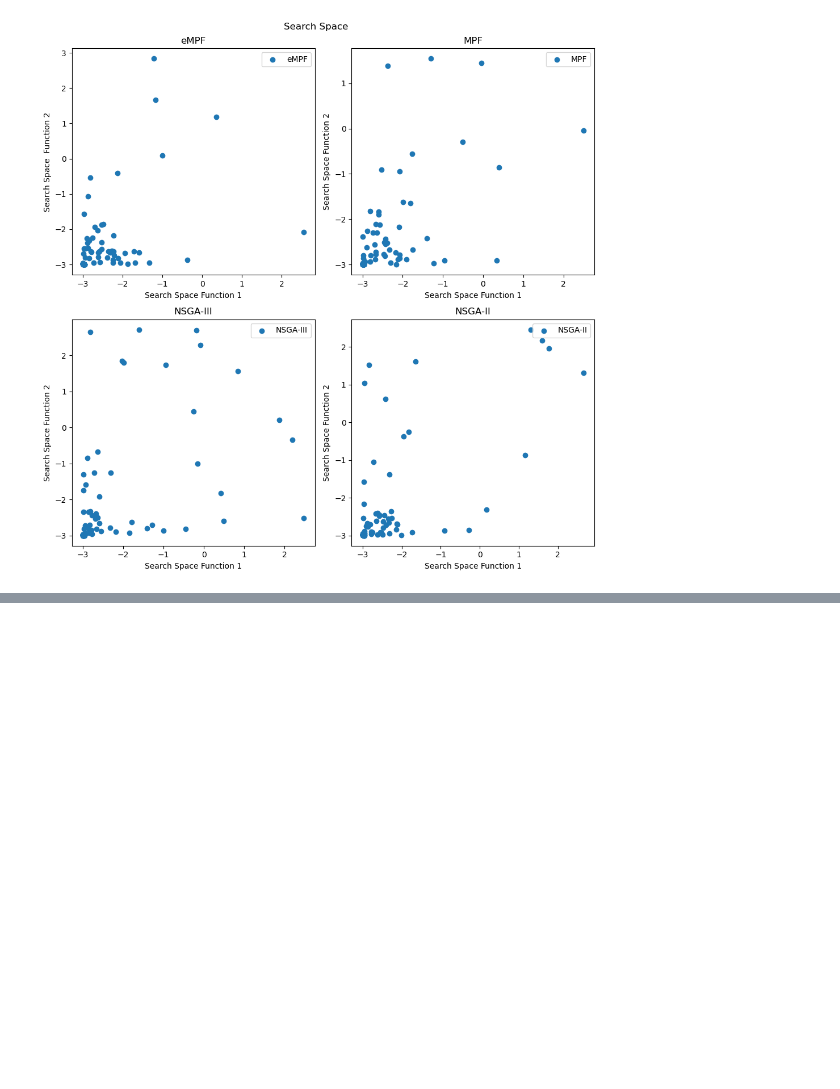
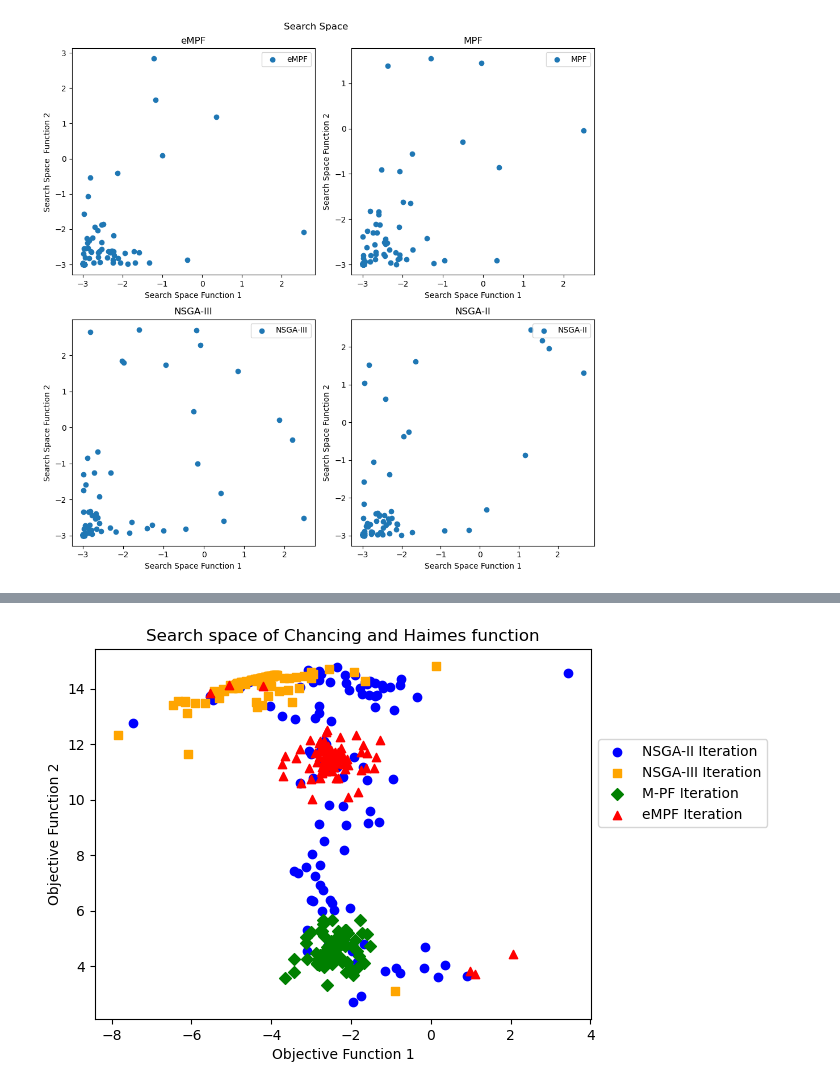
Before and after one commit to kesireddyadarsh/mdpiAlgorithm, a Jupyter notebook: python_code_analysis/mdpiPublication.ipynb, the cells around one changed output, grey strips where cells are left out. Cells and saved outputs as stored; diff of their text form; code cells hidden in the pictures; blank space fills up the shorter version.

```diff
--- a/python_code_analysis/mdpiPublication.ipynb
+++ b/python_code_analysis/mdpiPublication.ipynb
@@ -1016,0 +1054,57 @@ plt.show()
+# %%
+import matplotlib.pyplot as plt
+import numpy as np
+from sklearn.cluster import KMeans
+from pymoo.indicators.hv import HV
+
+
+nsgaii_iteration = "/Users/adarshkesireddy/Downloads/Data/Case_1/0/nsgaii/numbers_999.txt"
+nsgaiii_iteration = "/Users/adarshkesireddy/Downloads/Data/Case_1/0/nsgaiii/numbers_999.txt"
+mpf_iteration = "/Users/adarshkesireddy/Downloads/Data/Case_1/0/mpf/numbers_999.txt"
+empf_iteration = "/Users/adarshkesireddy/Downloads/Data/Case_1/0/empf/numbers_999.txt"
+
+nsgaii_data = np.genfromtxt(nsgaii_iteration)
+nsgaiii_data = np.genfromtxt(nsgaiii_iteration)
+mpf_data = np.genfromtxt(mpf_iteration)
+empf_data = np.genfromtxt(empf_iteration)
+
+# kmeans = KMeans(n_clusters=1, n_init=100)
+# kmeans = kmeans.fit(nsgaii_data)
+# labels = kmeans.predict(nsgaii_data)
+# centroids_1 = kmeans.cluster_centers_
+# # print(centroids_1)
+
+# kmeans = KMeans(n_clusters=1, n_init=100)
+# kmeans = kmeans.fit(nsgaiii_data)
+# labels = kmeans.predict(nsgaiii_data)
+# centroids_2 = kmeans.cluster_centers_
+# # print(centroids_2)
+
+# kmeans = KMeans(n_clusters=1, n_init=100)
+# kmeans = kmeans.fit(mpf_data)
+# labels = kmeans.predict(mpf_data)
+# centroids_3 = kmeans.cluster_centers_
+# # print(centroids_3)
+
+
+# kmeans = KMeans(n_clusters=1, n_init=100)
+# kmeans = kmeans.fit(empf_data)
+# labels = kmeans.predict(empf_data)
+# centroids_4 = kmeans.cluster_centers_
+# print(centroids_4)
+
+plt.scatter(nsgaii_data[:,0],nsgaii_data[:,1],marker="o",color="blue",label="NSGA-II Iteration")
+plt.scatter(nsgaiii_data[:,0],nsgaiii_data[:,1],marker="s",color="orange",label = "NSGA-III Iteration")
+plt.scatter(mpf_data[:,0],mpf_data[:,1],marker="D",color="green",label = "M-PF Iteration")
+plt.scatter(empf_data[:,0],empf_data[:,1],marker="^",color="red",label = "eMPF Iteration")
+# plt.scatter(centroids_1[0,0],centroids_1[0,1],marker="H",color="red",s=250, label="NSGA-II Centroids")
+# plt.scatter(centroids_2[0,0],centroids_2[0,1],marker="H",color="blue",s=250,label="NSGA-III Centroids")
+# plt.scatter(centroids_3[0,0],centroids_3[0,1],marker="H",color="green",s=250,label="M-PF Centroids")
+# plt.scatter(centroids_4[0,0],centroids_4[0,1],marker="H",color="purple",s=250,label="eMPF Centroids")
+plt.title("Search space of Chancing and Haimes function")
+plt.xlabel("Objective Function 1")
+plt.ylabel("Objective Function 2")
+plt.legend(loc='lower left', bbox_to_anchor=(1, 0.5))
+plt.show()
+# %% [output]
+[figure, added]
```
Also changed, not shown: parts of 10 cells of this notebook, 1 other file.
